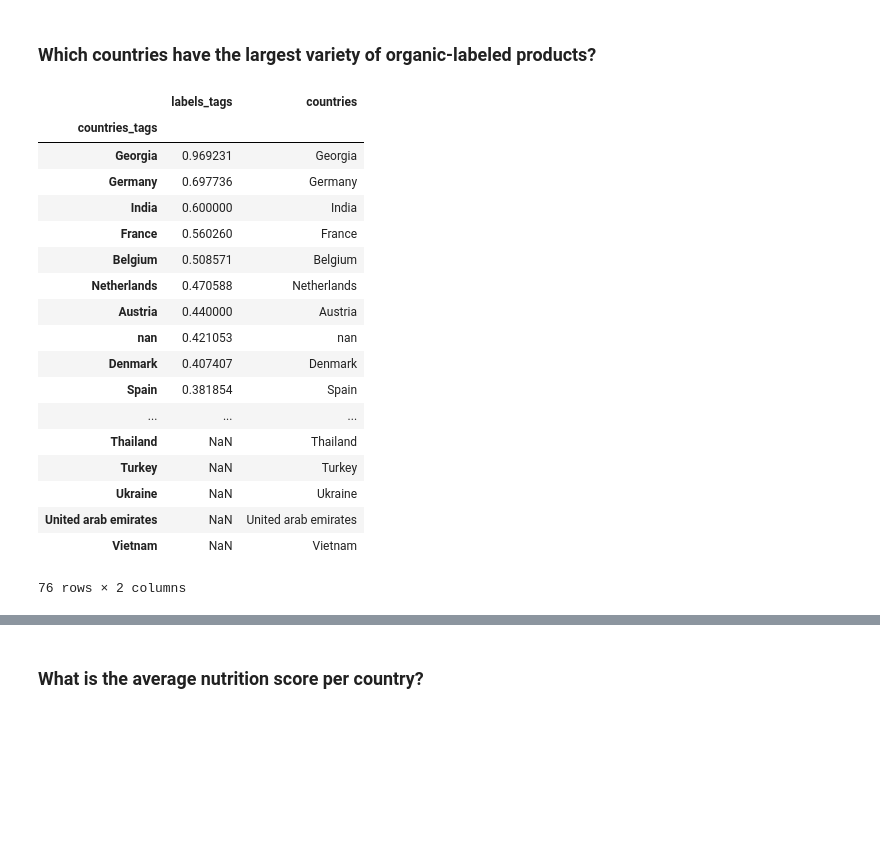
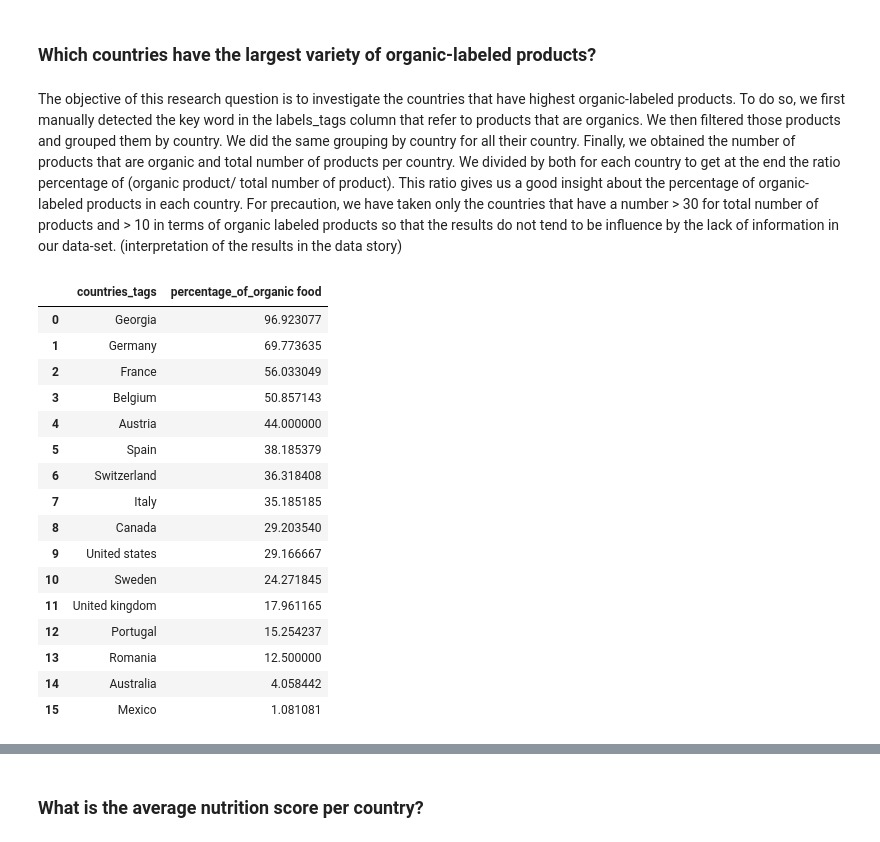
Before and after one commit to AhmedAhres/whats-on-my-plate, a Jupyter notebook: Main-Notebook.ipynb, the cells around one changed output, grey strips where cells are left out. Cells and saved outputs as stored; diff of their text form; code cells hidden in the pictures; blank space fills up the shorter version.

```diff
--- a/Main-Notebook.ipynb
+++ b/Main-Notebook.ipynb
@@ -481,11 +482,9 @@ current_data['countries_tags'] = ct
 
 ot = clean_origins_tags(current_data)
 ot[ot.str.islower()] = "Unknown"
+ot[ot.str.contains('0|1|2|3|4|5|6|7|8|9')] = "Unknown"
 current_data['origins_tags'] = ot
 current_data = current_data[current_data['origins_tags'] != "Unknown"]
-
-mt = clean_manufact(current_data)
-current_data['manufacturing_places'] = mt
 # %%
 ori_tags = current_data[['origins_tags','product_name']].groupby('origins_tags').count().sort_values(by= 'product_name', ascending=False)
 ori_tags.drop(ori_tags.index[[1]], inplace=True)
@@ -634,63 +739,61 @@ final_packaging_grade_bottom_10.plot.barh(x='countries_tags', y='grade', title='
 [figure]
 # %% [markdown]
 ### Which countries have the largest variety of organic-labeled products?
+# %% [markdown]
+The objective of this research question is to investigate the countries that have highest organic-labeled products. To do so, we first manually detected the key word in the labels_tags column that refer to products that are organics. We then filtered those products and grouped them by country. We did the same grouping by country for all their country. Finally, we obtained the number of products that are organic and total number of products per country. We divided by both for each country to get at the end the ratio percentage of (organic product/ total number of product). This ratio gives us a good insight about the percentage of organic-labeled products in each country. For precaution, we have taken only the countries that have a number > 30 for total number of products and > 10 in terms of organic labeled products so that the results do not tend to be influence by the lack of information in our data-set. (interpretation of the results in the data story)
 # %%
 # We take only the rows that do not have a null label
 labels_not_null = current_data[current_data['labels_tags'].notnull()]
 categories_not_null = current_data[current_data['categories_tags'].notnull()]
 
 # We take the rows with the label containing "organic" or "green" or "bio"
 labels_not_null_organic = labels_not_null[labels_not_null['labels_tags'].str.contains('organic|green|bio')]
 
 # We take the countries that have one of those labels
 countries_with_labels_organic = labels_not_null_organic[['labels_tags', 'countries_tags']]
 
 # We also take the number of products per country that just have a non-null label to compute a percentage
 countries_with_labels_total = labels_not_null[['labels_tags', 'countries_tags']]
-#print(countries_with_labels_total)
 
 # We group by the country and take the count of the number of organic labeled product per country
 countries_with_labels_organic = countries_with_labels_organic.groupby('countries_tags').count().sort_values(by='labels_tags', ascending=False)
 
 # We group by the country and take the count of the number of labeled product per country
 countries_with_labels_total = countries_with_labels_total.groupby('countries_tags').count().sort_values(by='labels_tags', ascending=False)
 
-# Filter the countries that have less than 10 products
+# Filter the countries that have less than 10 products that are organic and 30 in total
 countries_with_labels_organic = countries_with_labels_organic[countries_with_labels_total.labels_tags >= 10]
-countries_with_labels_total = countries_with_labels_total[countries_with_labels_total.labels_tags >= 0]
+countries_with_labels_total = countries_with_labels_total[countries_with_labels_total.labels_tags >= 30]
 
+# We divide the number of product that are organic by the total number of product
+countries_with_labels_organic_over_total = countries_with_labels_organic/countries_with_labels_total*100
+countries_with_labels_organic_over_total.sort_values(by = "labels_tags", ascending = False, inplace = True)
 
+# We set the countries columns from the index (needed for the map)
+countries_with_labels_organic_over_total.reset_index(inplace = True)
 
-countries_with_labels_organic_over_total = countries_with_labels_organic/countries_with_labels_total
-countries_with_labels_organic_over_total.sort_values(by = "labels_tags", ascending = False, inplace = True)
-#countries_with_labels_organic_over_total.reset_index(drop=True, inplace=True)
-countries_with_labels_organic_over_total['countries'] = countries_with_labels_organic_over_total.index
+#drop nans
+countries_with_labels_organic_over_total.dropna(inplace = True)
 
+#rename the column name to percentage of organic food
+countries_with_labels_organic_over_total.rename(columns = {'labels_tags':'percentage_of_organic food'}, inplace = True)
 countries_with_labels_organic_over_total
-
-#countries_with_labels_organic_over_total['countries_tags'] = countries_with_labels_organic_over_total.index
-#countries_with_labels_organic_over_total.dropna(inplace = True)
-#print(countries_with_labels_organic_over_total)
-
-# WE SHOULD ALSO USE CATEGORIES TAGS, THEN DO A PERCENTAGE AND VISUALIZE ON A MAP IF WE HAVE ENOUGH DATA
 # %% [output]
-|  | labels_tags | countries |
-| countries_tags |  |  |
-| Georgia | 0.969231 | Georgia |
-| Germany | 0.697736 | Germany |
-| India | 0.600000 | India |
-| France | 0.560260 | France |
-| Belgium | 0.508571 | Belgium |
-| Netherlands | 0.470588 | Netherlands |
-| Austria | 0.440000 | Austria |
-| nan | 0.421053 | nan |
-| Denmark | 0.407407 | Denmark |
-| Spain | 0.381854 | Spain |
-| ... | ... | ... |
-| Thailand | NaN | Thailand |
-| Turkey | NaN | Turkey |
-| Ukraine | NaN | Ukraine |
-| United arab emirates | NaN | United arab emirates |
-| Vietnam | NaN | Vietnam |
+|  | countries_tags | percentage_of_organic food |
+| 0 | Georgia | 96.923077 |
+| 1 | Germany | 69.773635 |
+| 2 | France | 56.033049 |
+| 3 | Belgium | 50.857143 |
+| 4 | Austria | 44.000000 |
+| 5 | Spain | 38.185379 |
+| 6 | Switzerland | 36.318408 |
+| 7 | Italy | 35.185185 |
+| 8 | Canada | 29.203540 |
+| 9 | United states | 29.166667 |
+| 10 | Sweden | 24.271845 |
+| 11 | United kingdom | 17.961165 |
+| 12 | Portugal | 15.254237 |
+| 13 | Romania | 12.500000 |
+| 14 | Australia | 4.058442 |
+| 15 | Mexico | 1.081081 |
-76 rows × 2 columns
 # %%
```
Also changed, not shown: parts of 23 cells of this notebook, 12 other files.
